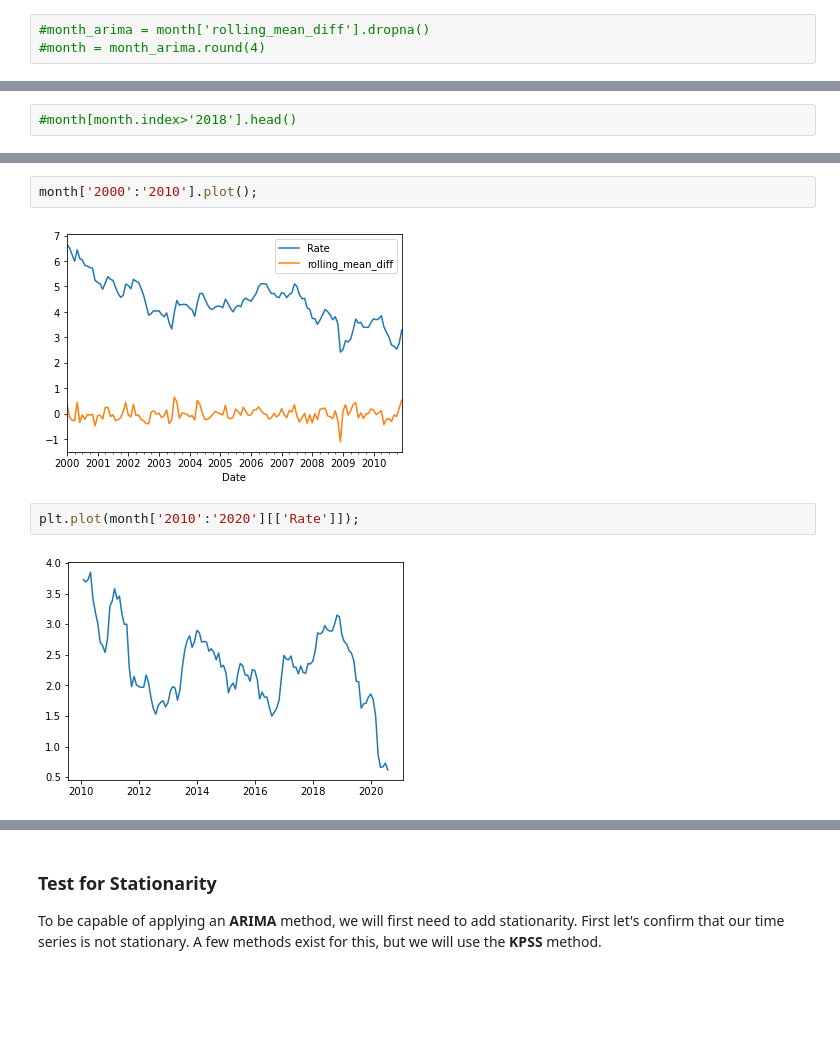
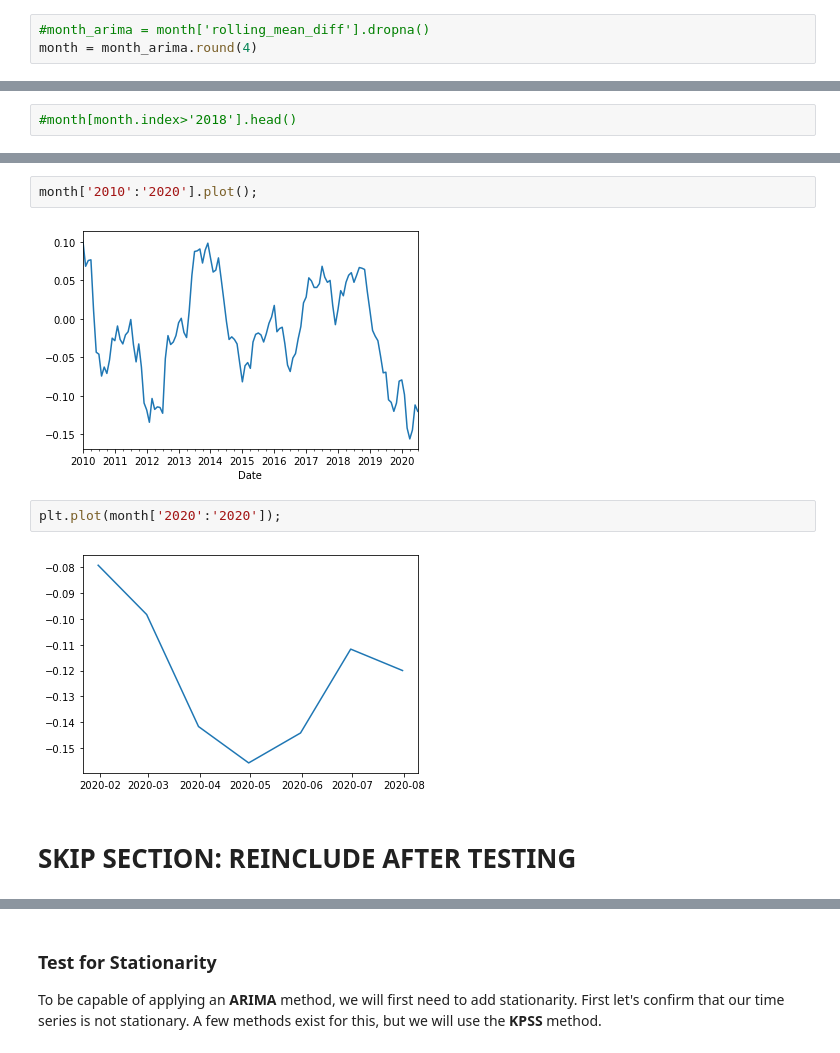
Before and after one commit to techthumb1/time_series_analysis, a Jupyter notebook: notebooks/stt-spc-us-bnd-vrs-0.10.ipynb, the cells around one changed output, grey strips where cells are left out. Cells and saved outputs as stored; diff of their text form; blank space fills up the shorter version.

```diff
--- a/notebooks/stt-spc-us-bnd-vrs-0.10.ipynb
+++ b/notebooks/stt-spc-us-bnd-vrs-0.10.ipynb
@@ -162,3 +136,3 @@ for key, val in dftest[4].items():
 # %%
 #month_arima = month['rolling_mean_diff'].dropna()
-#month = month_arima.round(4)
+month = month_arima.round(4)
@@ -197,9 +173,11 @@ month['1990':'2000'][['Rate']].head()
 # %%
-month['2000':'2010'].plot();
+month['2010':'2020'].plot();
 # %% [output]
-[figure, old version]
+[figure, new version]
 # %%
-plt.plot(month['2010':'2020'][['Rate']]);
+plt.plot(month['2020':'2020']);
 # %% [output]
-[figure, old version]
+[figure, new version]
+# %% [markdown]
+# SKIP SECTION: REINCLUDE AFTER TESTING
 # %%
```
Also changed, not shown: parts of 36 cells of this notebook, 3 other files.
